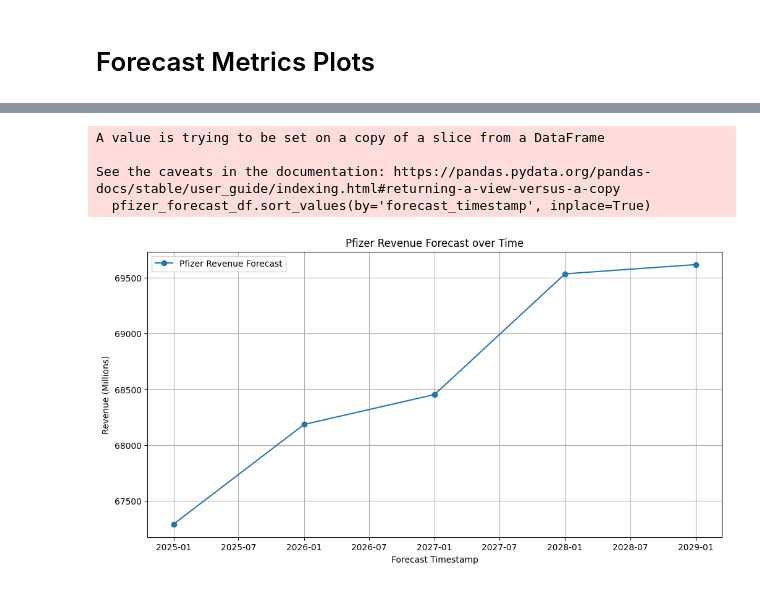
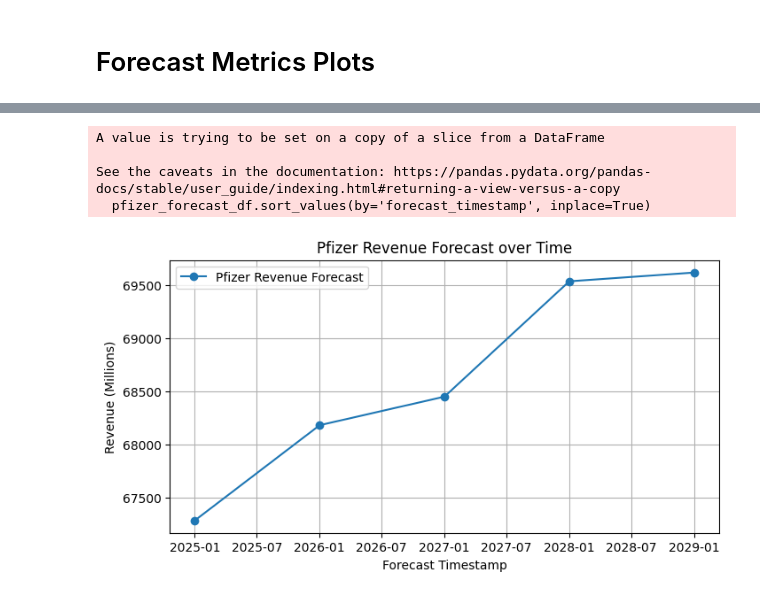
Before and after one commit to intellitrend-global/google_hackathon_bq_ai, a Jupyter notebook: process_reports.ipynb, the cells around one changed output, grey strips where cells are left out. Cells and saved outputs as stored; diff of their text form; code cells hidden in the pictures.

```diff
--- a/process_reports.ipynb
+++ b/process_reports.ipynb
@@ -1130,19 +1013,19 @@ _ = plt.ylabel('prediction_interval_lower_bound')
 # %%
 # Filter for Pfizer's forecast data
 pfizer_forecast_df = dff[dff['company_name'] == 'pfizer']
 pfizer_forecast_df.sort_values(by='forecast_timestamp', inplace=True)
 # Plot the forecast
-plt.figure(figsize=(12, 6))
+plt.figure(figsize=(8, 4))
 plt.plot(pfizer_forecast_df['forecast_timestamp'], pfizer_forecast_df['forecast_value'], marker='o', linestyle='-', label='Pfizer Revenue Forecast')
 plt.xlabel("Forecast Timestamp")
 plt.ylabel("Revenue (Millions)")
 plt.title("Pfizer Revenue Forecast over Time")
 plt.legend()
 plt.grid(True)
 plt.show()
 # %% [output]
 A value is trying to be set on a copy of a slice from a DataFrame
 
 See the caveats in the documentation: https://pandas.pydata.org/pandas-docs/stable/user_guide/indexing.html#returning-a-view-versus-a-copy
   pfizer_forecast_df.sort_values(by='forecast_timestamp', inplace=True)
-[figure, old version]
+[figure, new version]
```
Also changed, not shown: parts of 7 cells of this notebook.
